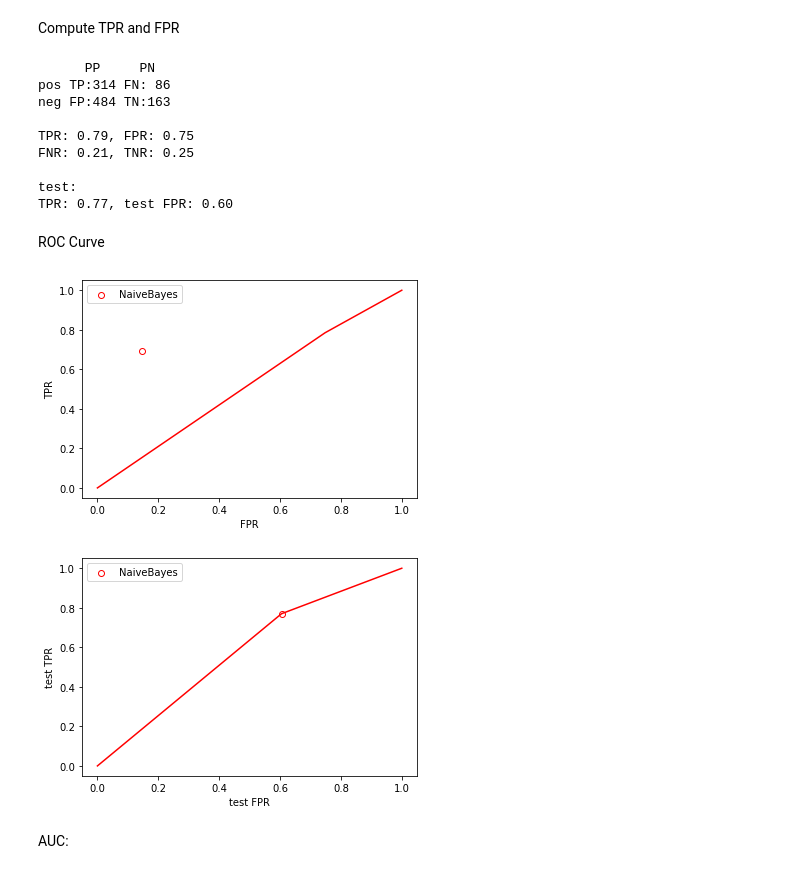
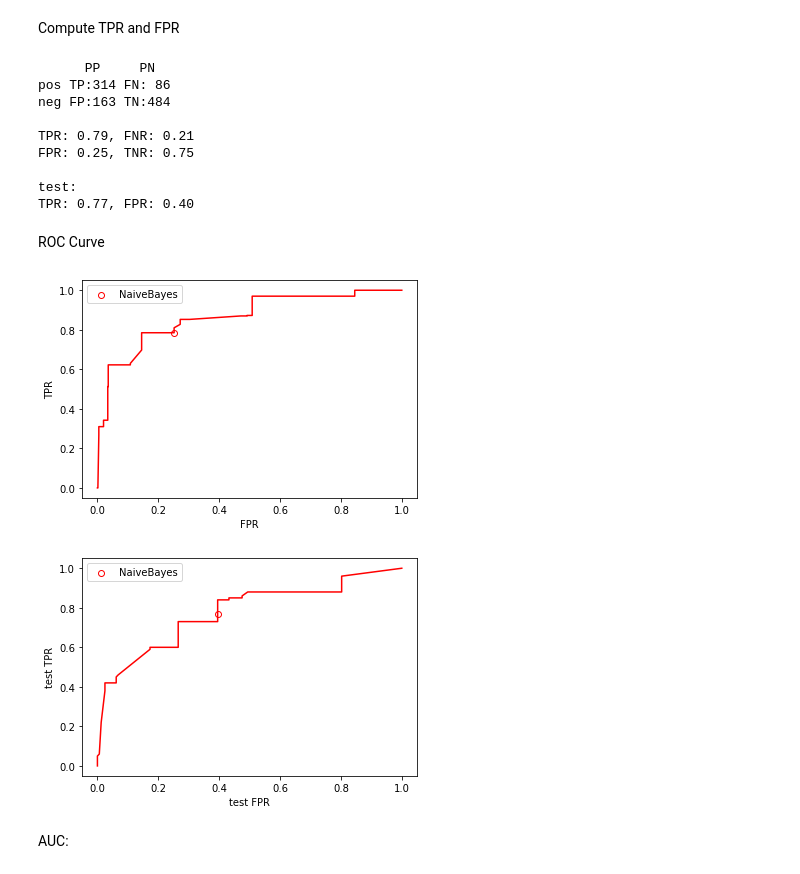
Before and after one commit to Machine-Learning-Gwinner-Rymut/MachineLearning, a Jupyter notebook: Assignments/Titanic/titanic_naive_bayes.ipynb, the cells around one changed output. Cells and saved outputs as stored; diff of their text form; code cells hidden in the pictures.

```diff
--- a/Assignments/Titanic/titanic_naive_bayes.ipynb
+++ b/Assignments/Titanic/titanic_naive_bayes.ipynb
@@ -977,7 +977,9 @@ dtype: float64
 # "normalize"
 nb_p = p / p.sum(level=groups)
 nb_p = nb_p.reorder_levels(groups_full).sort_index()
-display(nb_p)
+# write probability of survival everywhere
+nb_p.loc[0] = nb_p.loc[0].apply(lambda x: 1 - x).values
 
 test_nb_p = test_p / test_p.sum(level=groups)
 test_nb_p = test_nb_p.reorder_levels(groups_full).sort_index()
+test_nb_p.loc[0] = test_nb_p.loc[0].apply(lambda x: 1 - x).values
@@ -1033,49 +1037,53 @@ _fpr = _fp / _n
 _fnr = _fn / _p
 _tnr = _tn / _n
 
-print("TPR: {:.2f}, FPR: {:.2f}".format(_tpr, _fpr))
-print("FNR: {:.2f}, TNR: {:.2f}".format(_fnr, _tnr))
+print("TPR: {:.2f}, FNR: {:.2f}".format(_tpr, _fnr))
+print("FPR: {:.2f}, TNR: {:.2f}".format(_fpr, _tnr))
 print()
 
 test_tpr = test_age_counts[test_survivors_classified].loc[1].sum() / test_age_counts.loc[1].sum()
 test_fpr = test_age_counts[test_survivors_classified].loc[0].sum() / test_age_counts.loc[0].sum()
 
-print("test:\nTPR: {:.2f}, test FPR: {:.2f}".format(test_tpr, test_fpr))
+print("test:\nTPR: {:.2f}, FPR: {:.2f}".format(test_tpr, test_fpr))
 # %% [output]
       PP     PN
 pos TP:314 FN: 86
-neg FP:484 TN:163
+neg FP:163 TN:484
 
-TPR: 0.79, FPR: 0.75
-FNR: 0.21, TNR: 0.25
+TPR: 0.79, FNR: 0.21
+FPR: 0.25, TNR: 0.75
 
 test:
-TPR: 0.77, test FPR: 0.60
+TPR: 0.77, FPR: 0.40
 # %% [markdown]
 ROC Curve
 # %%
 from sklearn.metrics import roc_auc_score, roc_curve
 # %%
 data_age_pred = data_age.join(survivors_classified.rename('predicted'), on=groups_full)
+data_age_pred = data_age.join(nb_p.rename('probability'), on=groups_full)
 test_data_age_pred = test_data_age.join(test_survivors_classified.rename('predicted'), on=groups_full)
+test_data_age_pred = test_data_age.join(test_nb_p.rename('probability'), on=groups_full)
 # %%
 actual = data_age_pred['survived']
-predicted = data_age_pred['predicted'].astype(int)
+#predicted = data_age_pred['predicted'].astype(int)
+predicted = data_age_pred['probability']
 
 fprs, tprs, thds = roc_curve(actual, predicted)
 
-plt.scatter([fpr], [tpr], edgecolors='red', facecolors='white',label='NaiveBayes')
+plt.scatter([_fpr], [_tpr], edgecolors='red', facecolors='white',label='NaiveBayes')
 plt.plot(fprs, tprs,  c='red')
 
 plt.xlabel("FPR")
 plt.ylabel("TPR")
 plt.legend()
 plt.show()
 # %% [output]
-[figure, old version]
+[figure, new version]
 # %%
 test_actual = test_data_age_pred['survived']
-test_predicted = test_data_age_pred['predicted'].astype(int)
+#test_predicted = test_data_age_pred['predicted'].astype(int)
+test_predicted = test_data_age_pred['probability']
 
 test_fprs, test_tprs, test_thds = roc_curve(test_actual, test_predicted)
 
@@ -1087,7 +1095,7 @@ plt.ylabel("test TPR")
 plt.legend()
 plt.show()
 # %% [output]
-[figure, old version]
+[figure, new version]
 # %% [markdown]
 AUC:
 # %%
```
Also changed, not shown: parts of 4 cells of this notebook.
